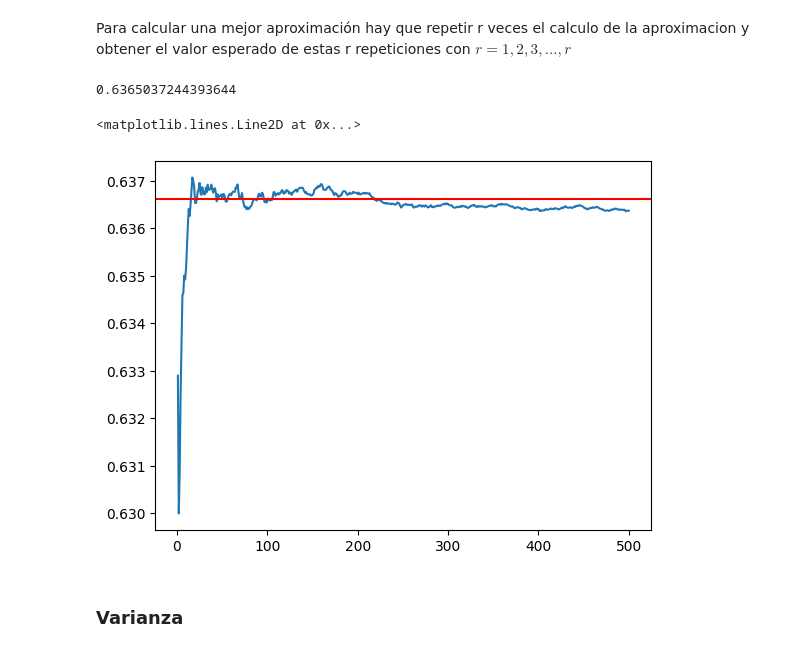
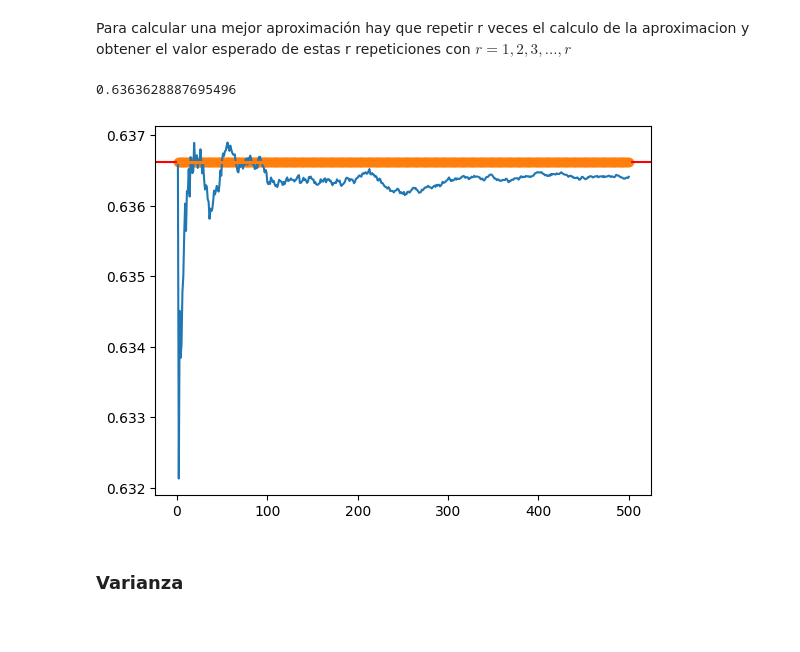
Before and after one commit to Wenypb/Simulacion, a Jupyter notebook: Montecarlo.ipynb, the cells around one changed output. Drawn from its saved outputs; the diff is of its cells as text; code cells hidden in the pictures.

```diff
--- a/Montecarlo.ipynb
+++ b/Montecarlo.ipynb
@@ -128,6 +131,7 @@ suma=0
 repeticiones=[]
 # promedios -> Lista que guarda los promedios para cada repetición
 promedios=[]
+ys=[]
 # Ciclo que realiza las r repeticiones
 for i in range(500):
   # n -> Numeros aleatorios a generar en cada repetición
@@ -142,6 +146,7 @@ for i in range(500):
   repeticiones.append(i+1)
   # Se agrega a la lista de promedios el rpomedio obtenido
   promedios.append(promedio)
+  ys.append(2/np.pi)
 #I_Media_Muestral -> Aproximacion con método de media muestral
 I_Media_Muestral=st.mean(promedios)
 print(I_Media_Muestral)
@@ -149,4 +154,6 @@ print(I_Media_Muestral)
 plt.plot(repeticiones,promedios)
 # Se traza la linea del valor real de la integral
 plt.axhline(2/np.pi,color="red")
+#grafico -> Intervalo de confianza
+gráfico= sns.regplot(x=repeticiones,y=ys,ci = 95 )
 # %% [output]
@@ -257,6 +263,7 @@ suma=0
 repeticiones=[]
 # promedios -> Lista que guarda los promedios para cada repetición
 promedios=[]
+ys=[]
 # Ciclo que realiza las r repeticiones
 for i in range(500):
   # intentos -> Numero de intentos para calcular cada aproximacion
@@ -271,6 +278,7 @@ for i in range(500):
   repeticiones.append(i+1)
   # Se agrega a la lista de promedios el rpomedio obtenido
   promedios.append(promedio)
+  ys.append(2/np.pi)
 #I_Acierto_Error -> Aproximacion con método Acierto y Error
 I_Acierto_Error=st.mean(promedios)
 print(I_Acierto_Error)
@@ -278,4 +286,6 @@ print(I_Acierto_Error)
 plt.plot(repeticiones,promedios)
 # Se traza la linea del valor real de la integral
 plt.axhline(2/np.pi,color="red")
+#grafico -> Intervalo de confianza
+gráfico= sns.regplot(x=repeticiones,y=ys,ci = 95 )
 # %% [output]
@@ -434,34 +443,37 @@ Para calcular una mejor aproximación hay que repetir r veces el calculo de la a
 # %%
 # suma -> Variable que guarda la suma de los valores de la aproximacion en cada repetición
 suma=0
 # repeticiones -> Lista que guarda el número de repeticiones
 repeticiones=[]
 # promedios -> Lista que guarda los promedios para cada repetición
 promedios=[]
+ys=[]
 # Ciclo que realiza las r repeticiones
 for i in range(500):
   # intentos -> Numero de intentos para calcular cada aproximacion
   intentos=50
   # Uso de la funcion Aproximacion
   aproximacion=Aproximacion_Muestreo_Importancia(intentos)
   # Se suma la nueva aproximacion calculada
   suma=suma+aproximacion
   # Se calcula el promedio
   promedio=suma/(i+1)
   # Se agrega a la lista de repeticiones la repeticion que se hace al momento
   repeticiones.append(i+1)
   # Se agrega a la lista de promedios el rpomedio obtenido
   promedios.append(promedio)
+  ys.append(2/np.pi)
 I_Muestreo_Importancia=st.mean(promedios)
 print(I_Muestreo_Importancia)
 # Grafica de los resultados con repeticiones en el eje x y promedios en el eje y
 plt.plot(repeticiones,promedios)
 # Se traza la linea del valor real de la integral
 plt.axhline(2/np.pi,color="red")
+#grafico -> Intervalo de confianza
+gráfico= sns.regplot(x=repeticiones,y=ys,ci = 95 )
 # %% [output]
-0.6365037244393644
+0.6363628887695496
-<matplotlib.lines.Line2D at 0x...>
-[figure, old version]
+[figure, new version]
 # %% [markdown]
 ### **Varianza**
 # %%
```
Also changed, not shown: parts of 13 cells of this notebook.
